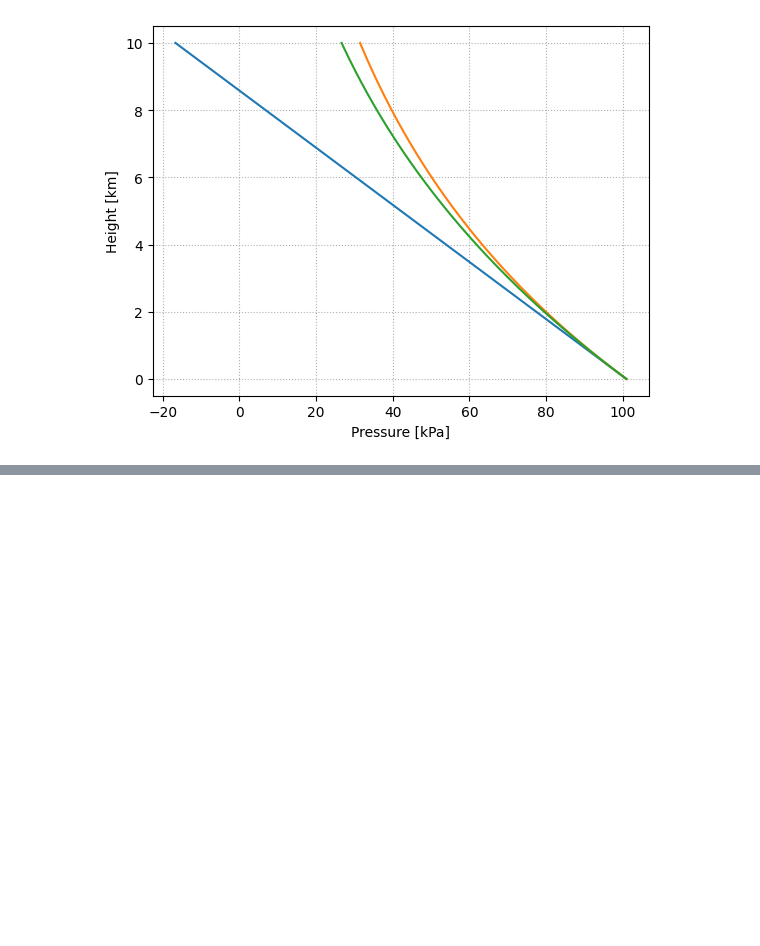
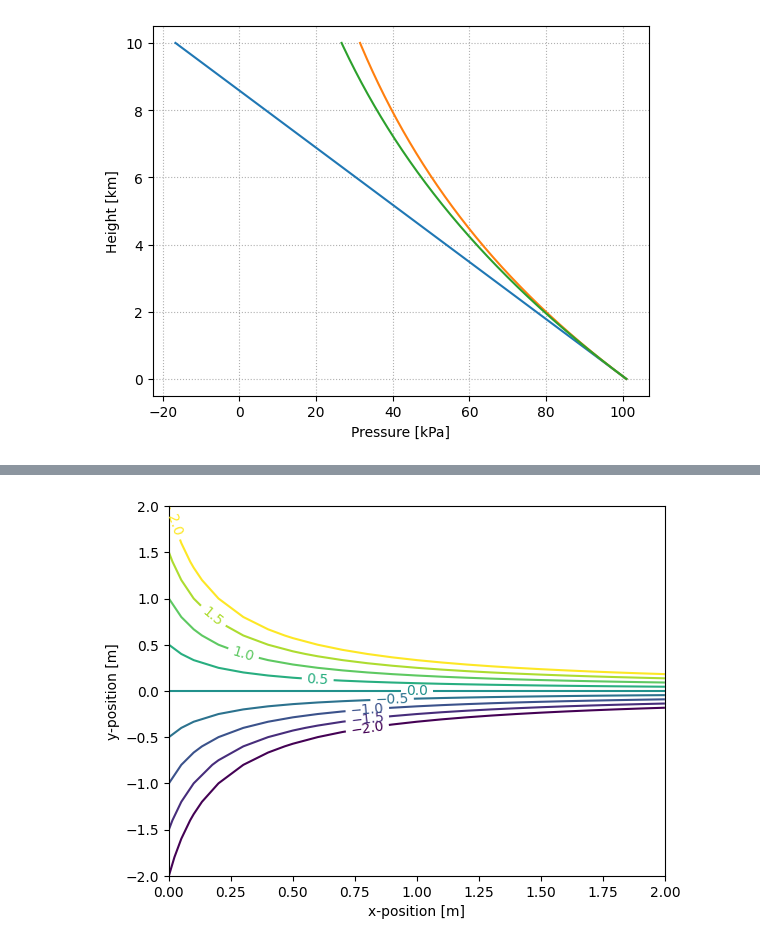
Before and after one commit to jathavaan/TEP4100_scripts, a Jupyter notebook: exercises.ipynb, the cells around one changed output, grey strips where cells are left out. Cells and saved outputs as stored; diff of their text form; code cells hidden in the pictures; blank space fills up the shorter version.

```diff
--- a/exercises.ipynb
+++ b/exercises.ipynb
@@ -6,0 +9,3 @@ import numpy as np
+# %%
+save_path = os.path.join(os.getcwd(), "images")
+print(save_path)
@@ -113,0 +178,14 @@ plot("Pressure [kPa]", "Height [km]", np.divide(heights, 1e3), pressure_simple,
+# %%
+U_0 = 1 # [m/s]
+b = 5 # [s^-1]
+C_val = np.arange(-2, 2.5, 0.5)
+# %%
+x, y = np.meshgrid(np.arange(0, 2.1, 0.1), np.arange(-2, 2.2, 0.2))
+C = y * (U_0 + b * x)
+CS = plt.contour(x, y, C, C_val)
+plt.clabel(CS, inline=1, fontsize=10)
+plt.xlabel("x-position [m]")
+plt.ylabel("y-position [m]")
+plt.savefig(os.path.join(save_path, "oving4-oppg2c.jpg"), dpi=1000)
+# %% [output]
+[figure, added]
```
Also changed, not shown: parts of 13 cells of this notebook, 2 other files.
